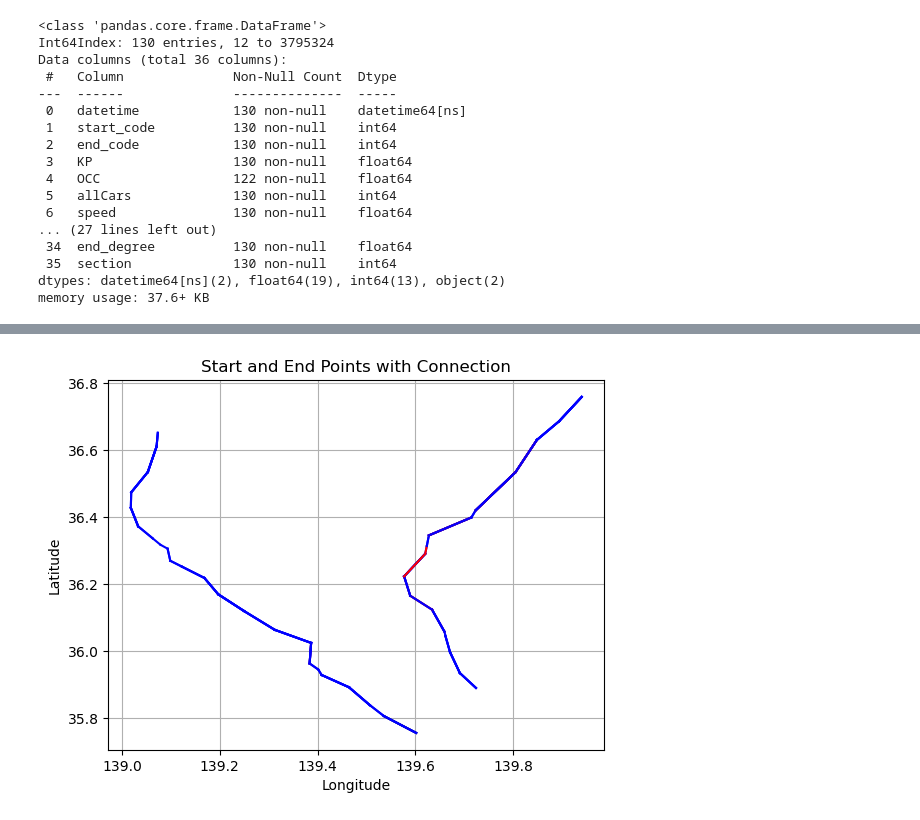
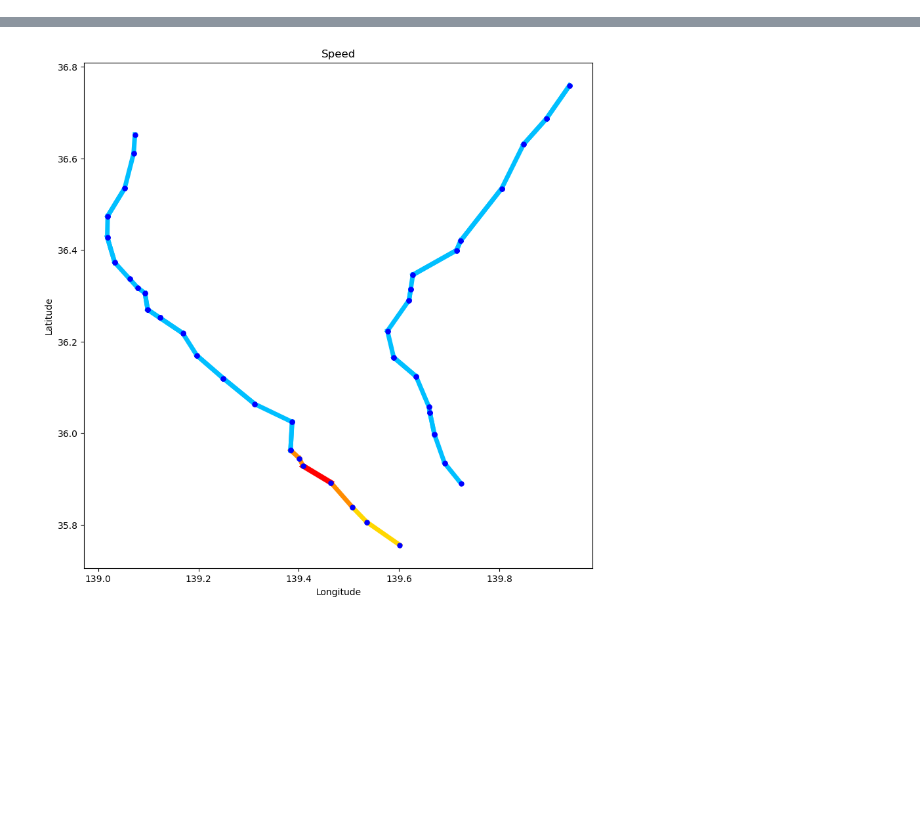
Before and after one commit to Makoto-Noda/NEXCO, a Jupyter notebook: map.ipynb, the cells around one changed output, grey strips where cells are left out. Drawn from its saved outputs; the diff is of its cells as text; code cells hidden in the pictures; blank space fills up the shorter version.

```diff
--- a/map.ipynb
+++ b/map.ipynb
@@ -100,23 +118,11 @@ train_merged['direction'] = train_merged['direction'].replace({'上り': 1, '下
+# %%
+train_merged['OCC_block_mean'] = train_merged.groupby(['datetime', 'block'])['OCC'].transform('mean')
+train_merged['allCars_block_mean'] = train_merged.groupby(['datetime', 'block'])['allCars'].transform('mean')
+train_merged['speed_block_mean'] = train_merged.groupby(['datetime', 'block'])['speed'].transform('mean')
+train_merged['is_congestion_mean'] = train_merged.groupby(['datetime', 'block'])['is_congestion'].transform('mean')
+
+train_merged = train_merged.drop(['KP', 'OCC', 'allCars', 'speed', 'is_congestion'], axis=1)
+train_merged = train_merged.drop_duplicates()
 # %%
-df = train_merged[(train_merged['date'] == '2021-04-08') & (train_merged['hour'] == 12) & (train_merged['direction'] == 0)]
+df = train_merged[(train_merged['date'] == '2021-05-02') & (train_merged['hour'] == 9) & (train_merged['direction'] == 0)]
-# %%
-df.info()
-# %% [output]
-<class 'pandas.core.frame.DataFrame'>
-Int64Index: 130 entries, 12 to 3795324
-Data columns (total 36 columns):
- #   Column              Non-Null Count  Dtype
----  ------              --------------  -----
- 0   datetime            130 non-null    datetime64[ns]
- 1   start_code          130 non-null    int64
- 2   end_code            130 non-null    int64
- 3   KP                  130 non-null    float64
- 4   OCC                 122 non-null    float64
- 5   allCars             130 non-null    int64
- 6   speed               130 non-null    float64
-... (27 lines left out)
- 34  end_degree          130 non-null    float64
- 35  section             130 non-null    int64
-dtypes: datetime64[ns](2), float64(19), int64(13), object(2)
-memory usage: 37.6+ KB
 # %%
@@ -127,28 +133,36 @@ train_merged_profile.to_notebook_iframe()
 # %%
 for index,row in df.iterrows():
 
     start_lng = row['start_lng']
     end_lng = row['end_lng']
     start_lat = row['start_lat']
     end_lat = row['end_lat']
-    speed = row['speed']
+    speed = row['speed_block_mean']
+    congestion = row['is_congestion_mean']
 
-    if speed >= 100:
-        line = 'r-'
-    elif speed < 100 and speed >= 80:
-        line = 'b-'
+    if speed <= 40:
+        color = 'red'
+        linewidth = 6
+    elif (speed > 40) & (speed <= 52):
+        color = 'darkorange'
+        linewidth = 5
+    elif (speed > 52) & (speed <= 68):
+        color = 'gold'
+        linewidth = 5
     else:
-        line = 'k-'
+        color = 'deepskyblue'
+        linewidth = 5
 
-    plt.plot(start_lng, start_lat, 'r', label='Start')
-    plt.plot(end_lng, end_lat, 'b', label='End')
-    plt.plot([start_lng, end_lng], [start_lat, end_lat], line)
+    plt.plot([start_lng, end_lng], [start_lat, end_lat], color=color, linestyle='-', linewidth=linewidth)
+    plt.plot(start_lng, start_lat, marker='o', c='b', markersize=5)
+    plt.plot(end_lng, end_lat, marker='o', c='b',markersize=5)
 
+plt.rcParams['figure.figsize'] = (10,10)
 plt.xlabel('Longitude')
 plt.ylabel('Latitude')
-plt.title('Start and End Points with Connection')
+plt.title('Speed')
 #plt.legend()
-plt.grid(True)
+plt.grid(False)
 plt.show()
 # %% [output]
-[figure, old version]
+[figure, new version]
```
Also changed, not shown: parts of 8 cells of this notebook, 1 other file.
